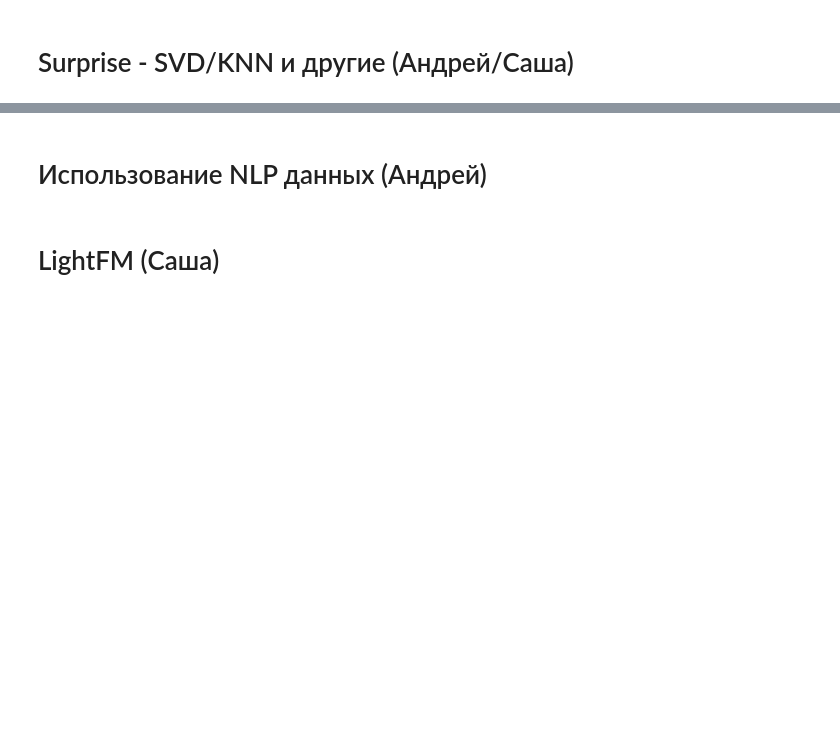
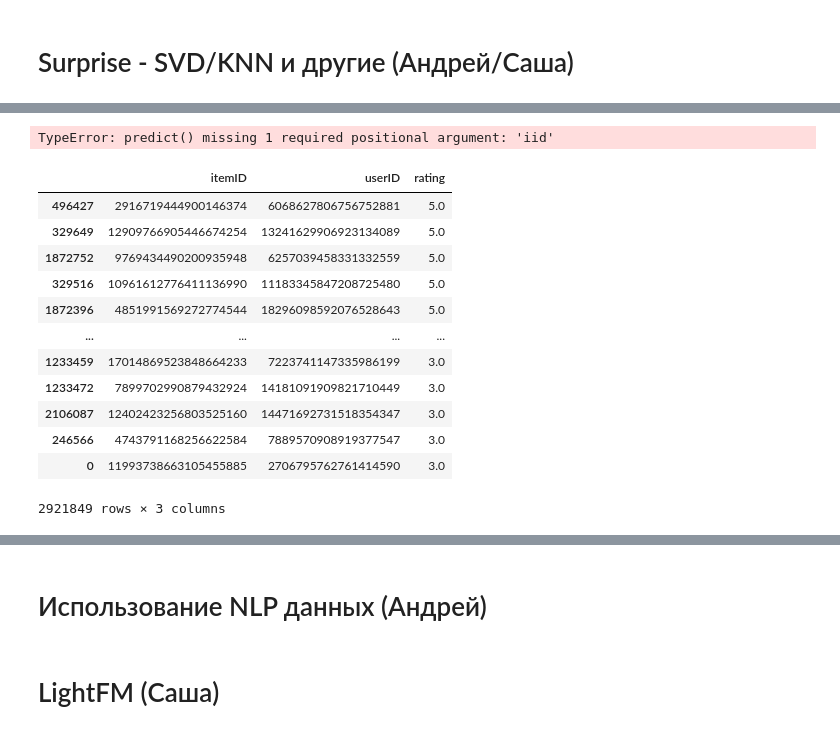
Before and after one commit to a-milenkin/Yandex_Cup_2021, a Jupyter notebook: Milenkin_baseline.ipynb, the cells around one changed output, grey strips where cells are left out. Drawn from its saved outputs; the diff is of its cells as text; code cells hidden in the pictures; blank space fills up the shorter version.

```diff
--- a/Milenkin_baseline.ipynb
+++ b/Milenkin_baseline.ipynb
@@ -546,3 +521,7 @@ from surprise import SVD,SVDpp
 from surprise import NMF,BaselineOnly, NormalPredictor, KNNWithZScore, SlopeOne, CoClustering
 from surprise.model_selection import cross_validate
 from surprise.model_selection import GridSearchCV
+# %%
+print(len(reviews))
+surprise_reviews = reviews[(reviews.rating > 2) & (reviews.org_rating > 3.9)]
+print(len(surprise_reviews))
@@ -569,0 +588,4 @@ cross_validate(algo, data, measures=['RMSE', 'MAE'], cv=3, verbose=True, n_jobs=
+# %%
+algo.predict(uid=3545210947248911048, )
+# %% [output]
+TypeError: predict() missing 1 required positional argument: 'iid'
@@ -569,0 +642,17 @@ cross_validate(algo, data, measures=['RMSE', 'MAE'], cv=3, verbose=True, n_jobs=
+# %%
+surprise_reviews.sort_values(by='rating', inplace=True, ascending=False)
+surprise_reviews
+# %% [output]
+|  | itemID | userID | rating |
+| 496427 | 2916719444900146374 | 6068627806756752881 | 5.0 |
+| 329649 | 12909766905446674254 | 13241629906923134089 | 5.0 |
+| 1872752 | 9769434490200935948 | 6257039458331332559 | 5.0 |
+| 329516 | 10961612776411136990 | 11183345847208725480 | 5.0 |
+| 1872396 | 4851991569272774544 | 18296098592076528643 | 5.0 |
+| ... | ... | ... | ... |
+| 1233459 | 17014869523848664233 | 7223741147335986199 | 3.0 |
+| 1233472 | 7899702990879432924 | 14181091909821710449 | 3.0 |
+| 2106087 | 12402423256803525160 | 14471692731518354347 | 3.0 |
+| 246566 | 4743791168256622584 | 7889570908919377547 | 3.0 |
+| 0 | 11993738663105455885 | 2706795762761414590 | 3.0 |
+2921849 rows × 3 columns
```
Also changed, not shown: parts of 22 cells of this notebook.
